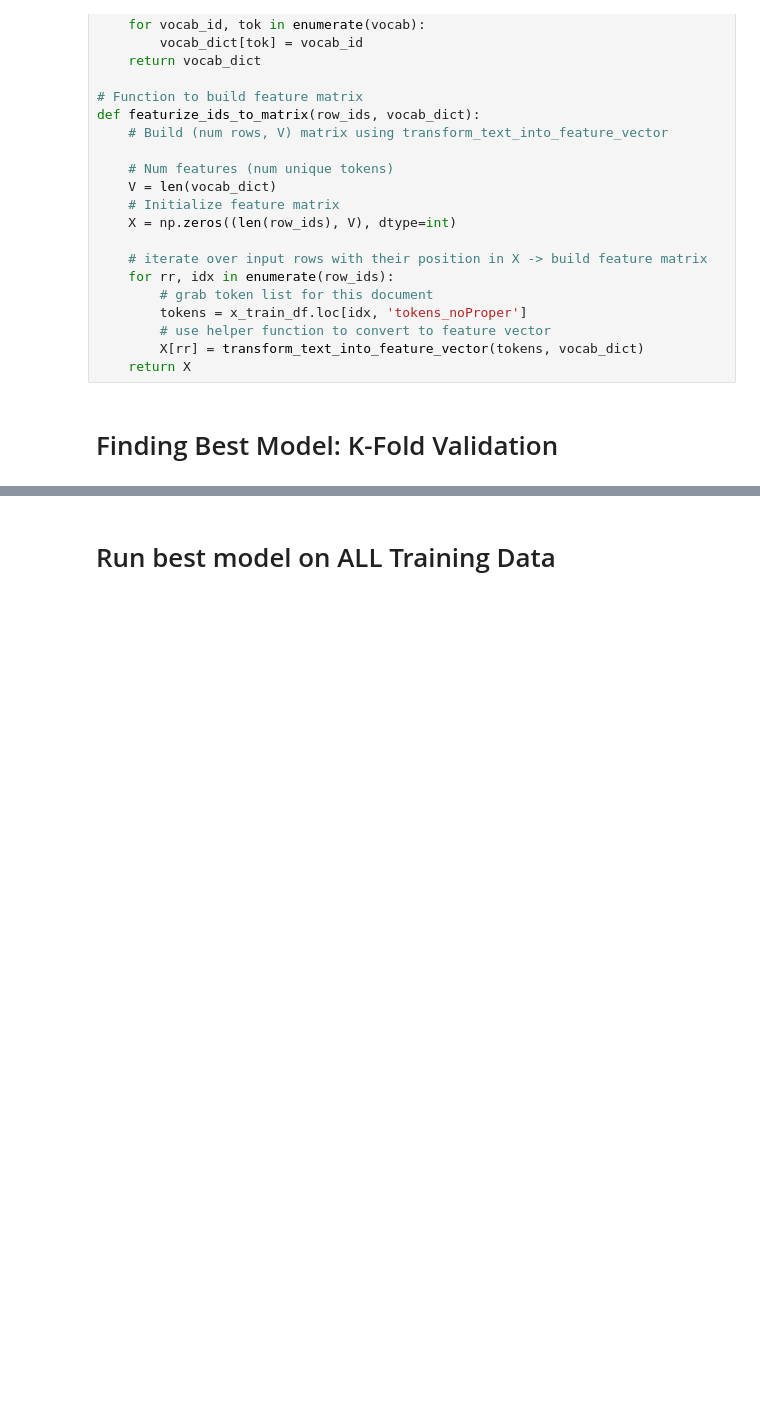
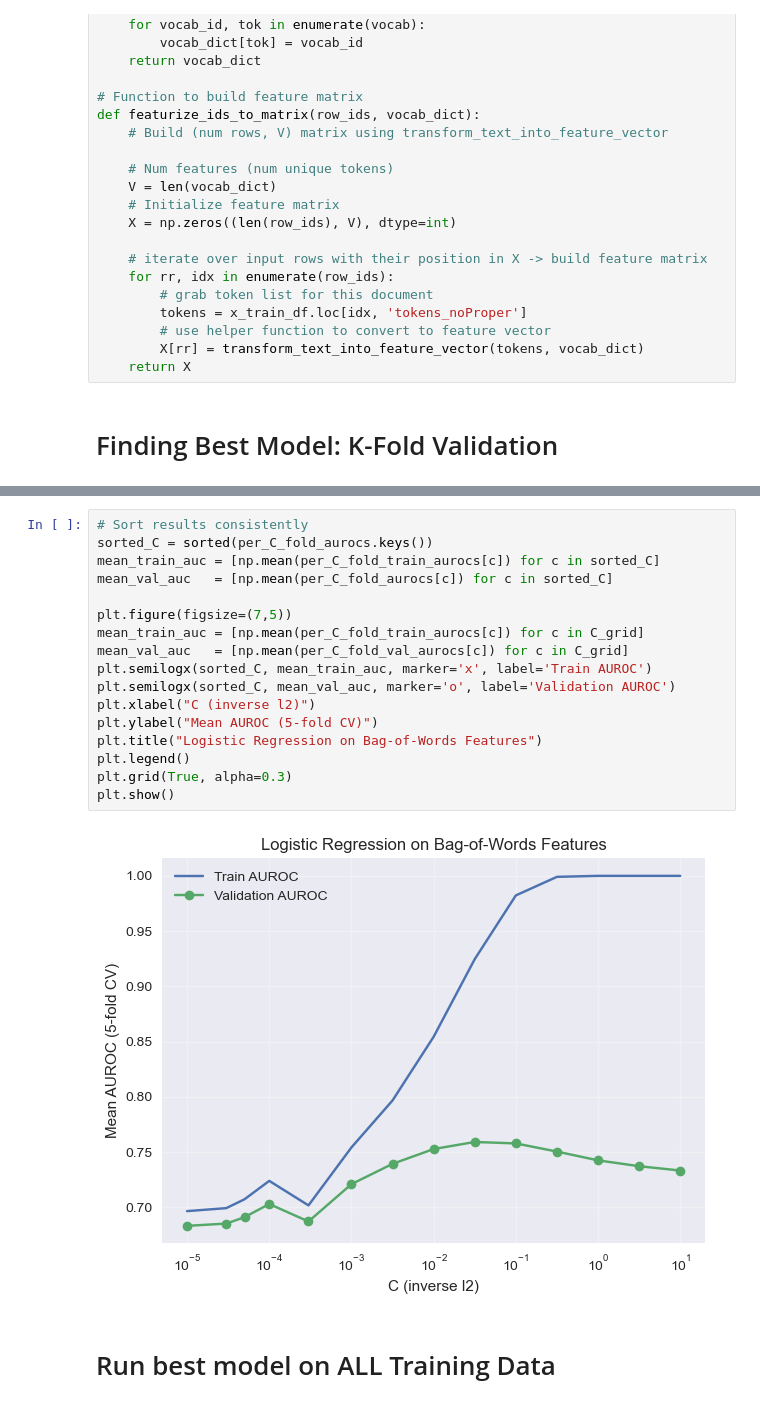
Before and after one commit to samuelmard/ProjectA, a Jupyter notebook: Part1Code.ipynb, the cells around one changed output, grey strips where cells are left out. Cells and saved outputs as stored; diff of their text form; blank space fills up the shorter version.

Commit message:
Updated Logistic Regression CV and AUROC plotting in notebook

```diff
--- a/Part1Code.ipynb
+++ b/Part1Code.ipynb
@@ -390,3 +401,22 @@ Best C: 0.03162277660168379 | best mean val AUROC: 0.7590394261063594
+# %%
+# Sort results consistently
+sorted_C = sorted(per_C_fold_aurocs.keys())
+mean_train_auc = [np.mean(per_C_fold_train_aurocs[c]) for c in sorted_C]
+mean_val_auc   = [np.mean(per_C_fold_aurocs[c]) for c in sorted_C]
+
+plt.figure(figsize=(7,5))
+mean_train_auc = [np.mean(per_C_fold_train_aurocs[c]) for c in C_grid]
+mean_val_auc   = [np.mean(per_C_fold_val_aurocs[c]) for c in C_grid]
+plt.semilogx(sorted_C, mean_train_auc, marker='x', label='Train AUROC')
+plt.semilogx(sorted_C, mean_val_auc, marker='o', label='Validation AUROC')
+plt.xlabel("C (inverse l2)")
+plt.ylabel("Mean AUROC (5-fold CV)")
+plt.title("Logistic Regression on Bag-of-Words Features")
+plt.legend()
+plt.grid(True, alpha=0.3)
+plt.show()
+# %% [output]
+[figure, added]
 # %% [markdown]
 # Run best model on ALL Training Data
 # %%
```
Also changed, not shown: parts of 6 cells of this notebook.
